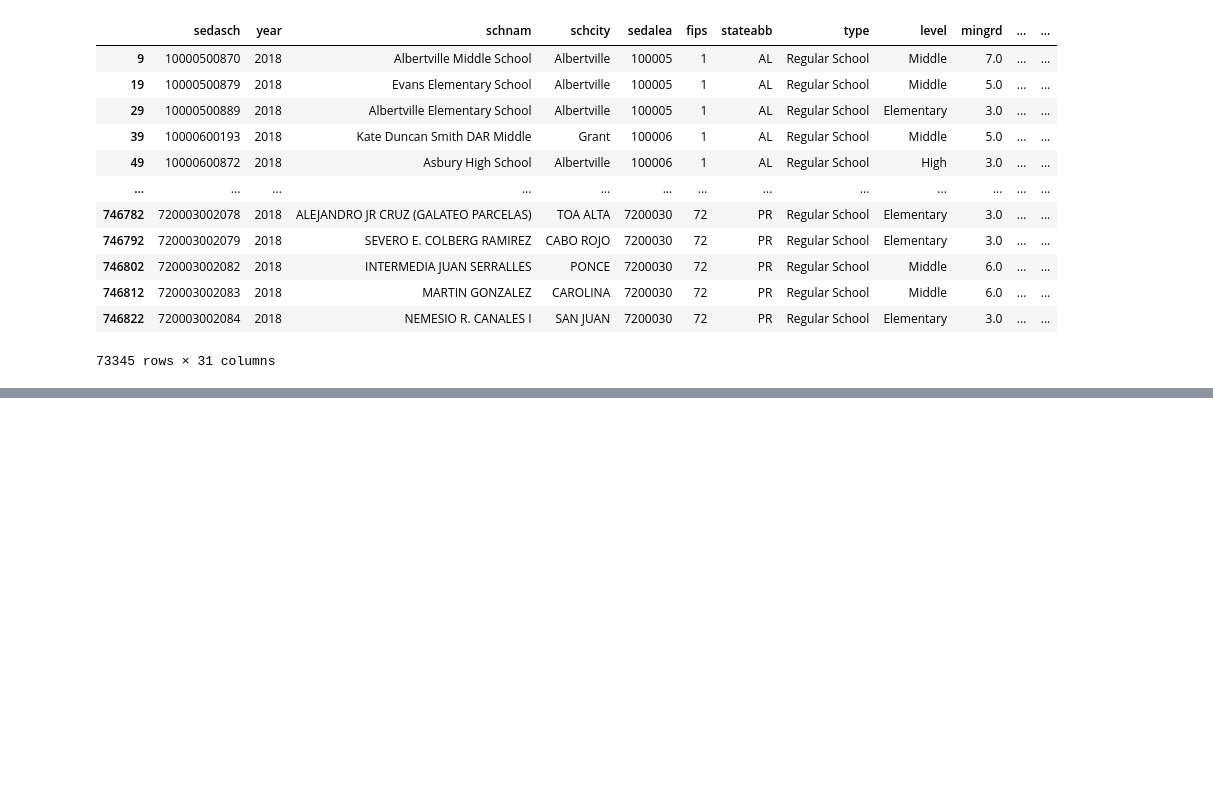
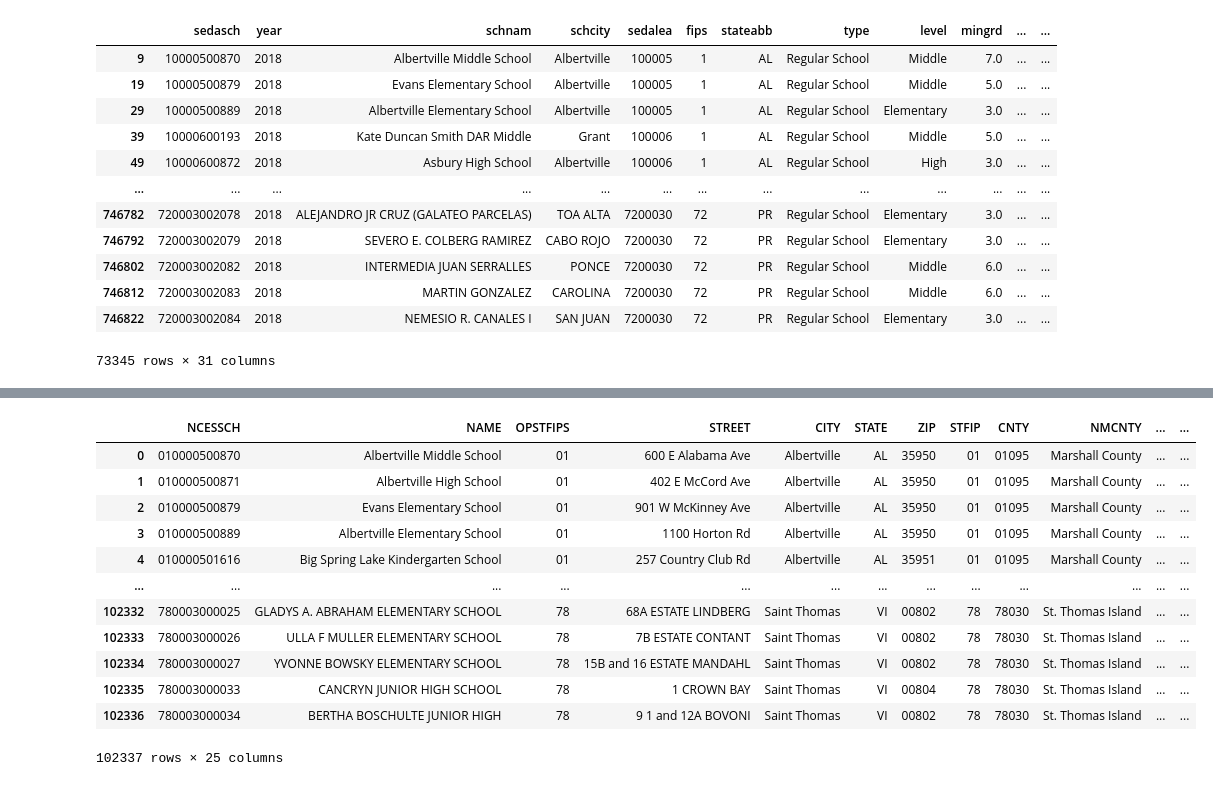
Before and after one commit to preetijuturu/p280s21project3, a Jupyter notebook: Seda.ipynb, the cells around one changed output, grey strips where cells are left out. Cells and saved outputs as stored; diff of their text form; code cells hidden in the pictures; blank space fills up the shorter version.

```diff
--- a/Seda.ipynb
+++ b/Seda.ipynb
@@ -186,0 +302,18 @@ seda_2018yr
+# %%
+schools = gpd.read_parquet('s3://spatial-ucr/nces/schools/schools_1718.parquet')
+# %%
+schools
+# %% [output]
+|  | NCESSCH | NAME | OPSTFIPS | STREET | CITY | STATE | ZIP | STFIP | CNTY | NMCNTY | ... | ... |
+| 0 | 010000500870 | Albertville Middle School | 01 | 600 E Alabama Ave | Albertville | AL | 35950 | 01 | 01095 | Marshall County | ... | ... |
+| 1 | 010000500871 | Albertville High School | 01 | 402 E McCord Ave | Albertville | AL | 35950 | 01 | 01095 | Marshall County | ... | ... |
+| 2 | 010000500879 | Evans Elementary School | 01 | 901 W McKinney Ave | Albertville | AL | 35950 | 01 | 01095 | Marshall County | ... | ... |
+| 3 | 010000500889 | Albertville Elementary School | 01 | 1100 Horton Rd | Albertville | AL | 35950 | 01 | 01095 | Marshall County | ... | ... |
+| 4 | 010000501616 | Big Spring Lake Kindergarten School | 01 | 257 Country Club Rd | Albertville | AL | 35951 | 01 | 01095 | Marshall County | ... | ... |
+| ... | ... | ... | ... | ... | ... | ... | ... | ... | ... | ... | ... | ... |
+| 102332 | 780003000025 | GLADYS A. ABRAHAM ELEMENTARY SCHOOL | 78 | 68A ESTATE LINDBERG | Saint Thomas | VI | 00802 | 78 | 78030 | St. Thomas Island | ... | ... |
+| 102333 | 780003000026 | ULLA F MULLER ELEMENTARY SCHOOL | 78 | 7B ESTATE CONTANT | Saint Thomas | VI | 00802 | 78 | 78030 | St. Thomas Island | ... | ... |
+| 102334 | 780003000027 | YVONNE BOWSKY ELEMENTARY SCHOOL | 78 | 15B and 16 ESTATE MANDAHL | Saint Thomas | VI | 00802 | 78 | 78030 | St. Thomas Island | ... | ... |
+| 102335 | 780003000033 | CANCRYN JUNIOR HIGH SCHOOL | 78 | 1 CROWN BAY | Saint Thomas | VI | 00804 | 78 | 78030 | St. Thomas Island | ... | ... |
+| 102336 | 780003000034 | BERTHA BOSCHULTE JUNIOR HIGH | 78 | 9 1 and 12A BOVONI | Saint Thomas | VI | 00802 | 78 | 78030 | St. Thomas Island | ... | ... |
+102337 rows × 25 columns
```
Also changed, not shown: parts of 21 cells of this notebook.
